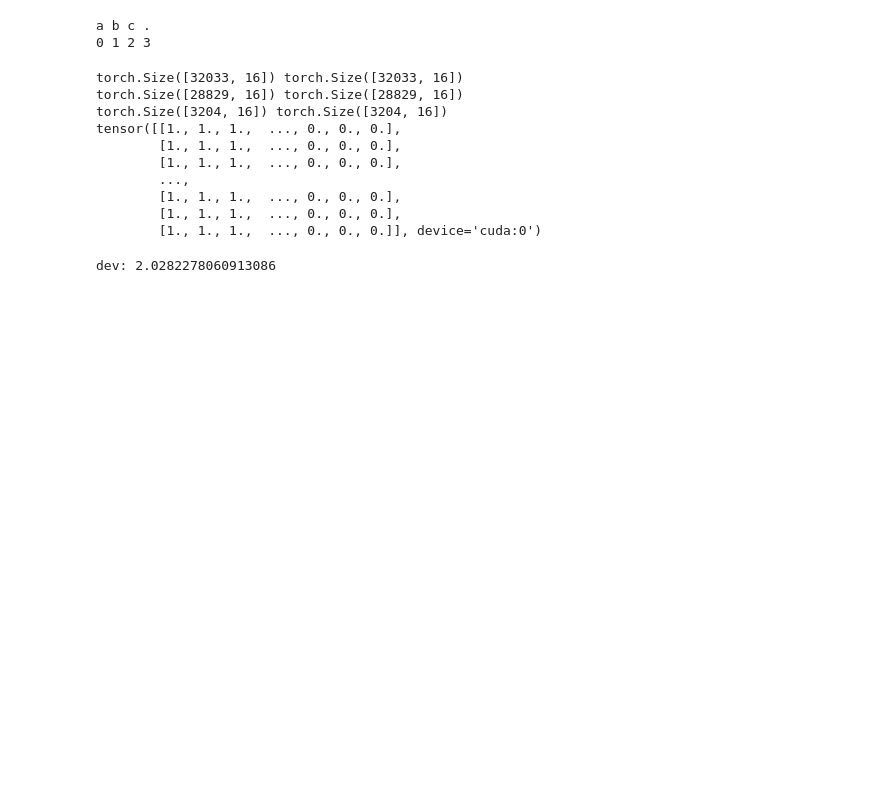
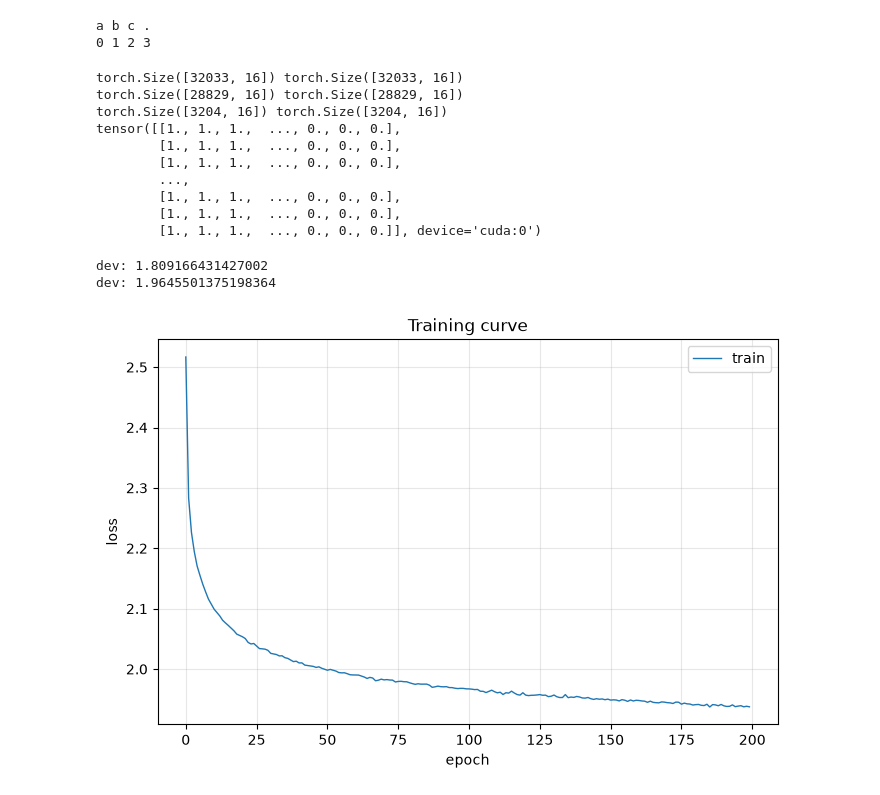
Before and after one commit to xerneas3318/makemore, a Jupyter notebook: rnn.ipynb, the cells around one changed output. Saved outputs shown, nothing was run; the diff lists cells and outputs as text; code cells hidden in the pictures; blank space fills up the shorter version.

```diff
--- a/rnn.ipynb
+++ b/rnn.ipynb
@@ -22,8 +23,8 @@ if (device := torch.device("cuda" if torch.cuda.is_available() else "mps" if tor
     print(f"Using device: {device}")
 
 # block_size = 16
-epochs = 400
-lr = 0.001
+epochs = 200
+lr = 0.005
 # %% [output]
 Using device: cuda
 # %%
@@ -114,32 +115,37 @@ class GRU(torch.nn.Module):
         self.cell = GRUCell(emb_size, hid_size)
         self.head = nn.Linear(hid_size, vocab_size)
         self.n_hidden = hid_size # get the probs
+        self.in_drop = nn.Dropout(0.3)
+        self.out_drop = nn.Dropout(0.3)
+
     def forward(self, X, h=None):
         B,T = X.shape
 
         if h is None:
             h = torch.zeros(B, self.n_hidden, device=X.device)
 
-        emb = self.embedding(X)  #(B, T, emb_size)
+        emb = self.in_drop(self.embedding(X))  #(B, T, emb_size)
         logits = []
 
         for t in range(T):
             x = emb[:, t, :]
             h = self.cell(x, h)
-            logits_t = self.head(h)
+            logits_t = self.head(self.out_drop(h))
             logits.append(logits_t)
 
         logits = torch.stack(logits, dim=1)  #(B, T, vocab_size)
         return logits, h
 # %%
-model = GRU(vocab_size=27, emb_size=10, hid_size=100).to(device)
+model = GRU(vocab_size=27, emb_size=32, hid_size=128).to(device)
 # model = torch.compile(model)
 optimizer = torch.optim.AdamW(model.parameters(), lr=lr)
 scheduler = torch.optim.lr_scheduler.ExponentialLR(optimizer, gamma = 0.99995)
 # %%
 model.train()
 pbar = tqdm(range(epochs), desc="train")
+t_loss = []
 for e in pbar:
+    e_loss = []
     for Xb, Yb, Mb in traindl:
         Xb, Yb, Mb = Xb.to(device), Yb.to(device), Mb.to(device)
         logits, _ = model(Xb)
@@ -149,18 +155,36 @@ for e in pbar:
         optimizer.step()
         optimizer.zero_grad()
         scheduler.step()
+        e_loss.append(loss.item())
+    t_loss.append(sum(e_loss) / len(e_loss))
     pbar.set_postfix(loss=f"{loss.item():.4f}", lr=f"{scheduler.get_last_lr()[0]:.2e}")
     # if e % 10 == 0:
     #     print(e, loss.item(), scheduler.get_last_lr()[0])
 # %%
 model.eval()
 with torch.no_grad():
+    logits, _ = model(Xtr)
+    per_pos = F.cross_entropy(logits.reshape(-1, 27), Ytr.reshape(-1), reduction='none')
+    tr_loss = (per_pos * Mtr.reshape(-1)).sum() / Mtr.sum()
+    print('dev:', tr_loss.item())
     logits, _ = model(Xdev)
     per_pos = F.cross_entropy(logits.reshape(-1, 27), Ydev.reshape(-1), reduction='none')
     dev_loss = (per_pos * Mdev.reshape(-1)).sum() / Mdev.sum()
     print('dev:', dev_loss.item())
 # %% [output]
-dev: 2.0282278060913086
+dev: 1.809166431427002
+dev: 1.9645501375198364
+# %%
+plt.figure(figsize=(8, 5))
+plt.plot(range(len(t_loss)), t_loss, label='train', linewidth=1)
+plt.xlabel('epoch')
+plt.ylabel('loss')
+plt.title('Training curve')
+plt.legend()
+plt.grid(alpha=0.3)
+plt.show()
+# %% [output]
+[figure, added]
 # %%
 model.eval()
 for _ in range(10):
```
Also changed, not shown: parts of 3 cells of this notebook.
